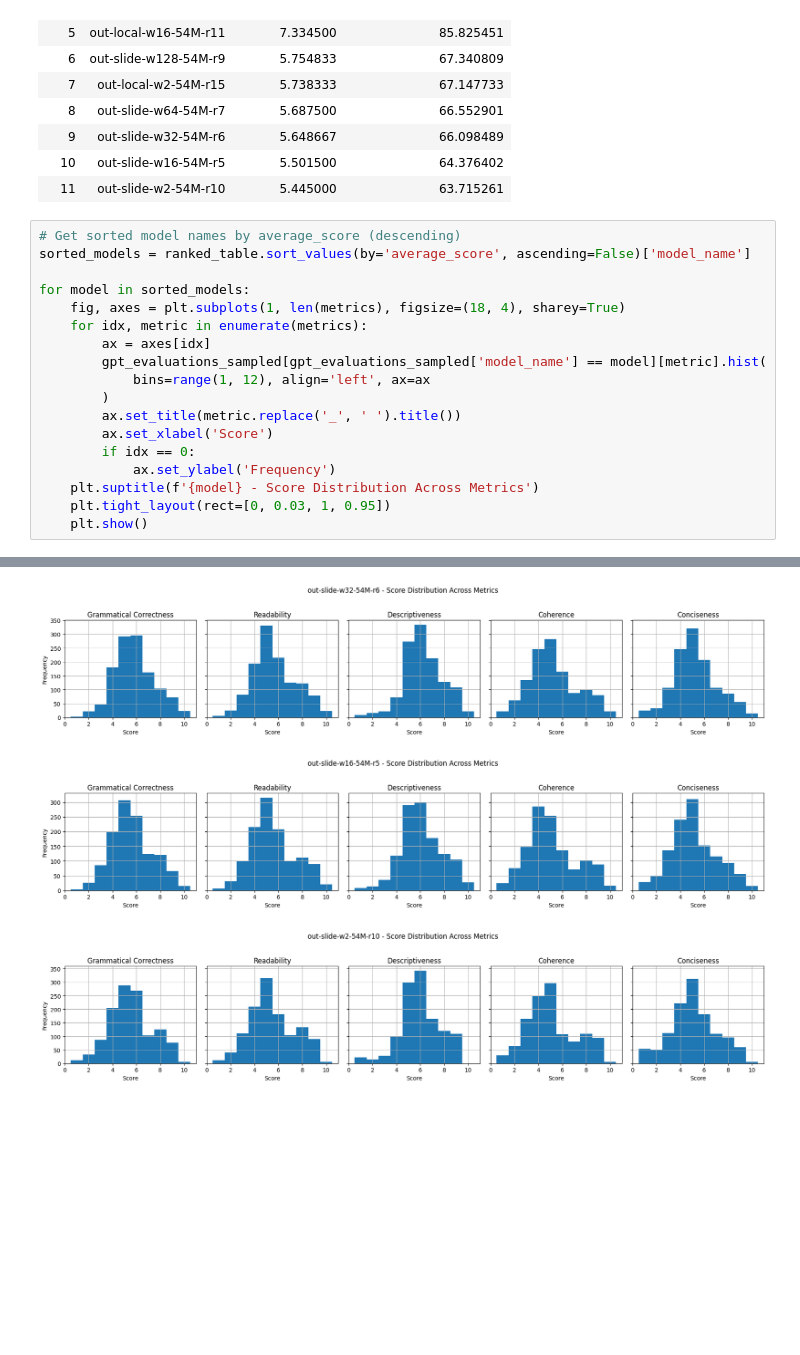
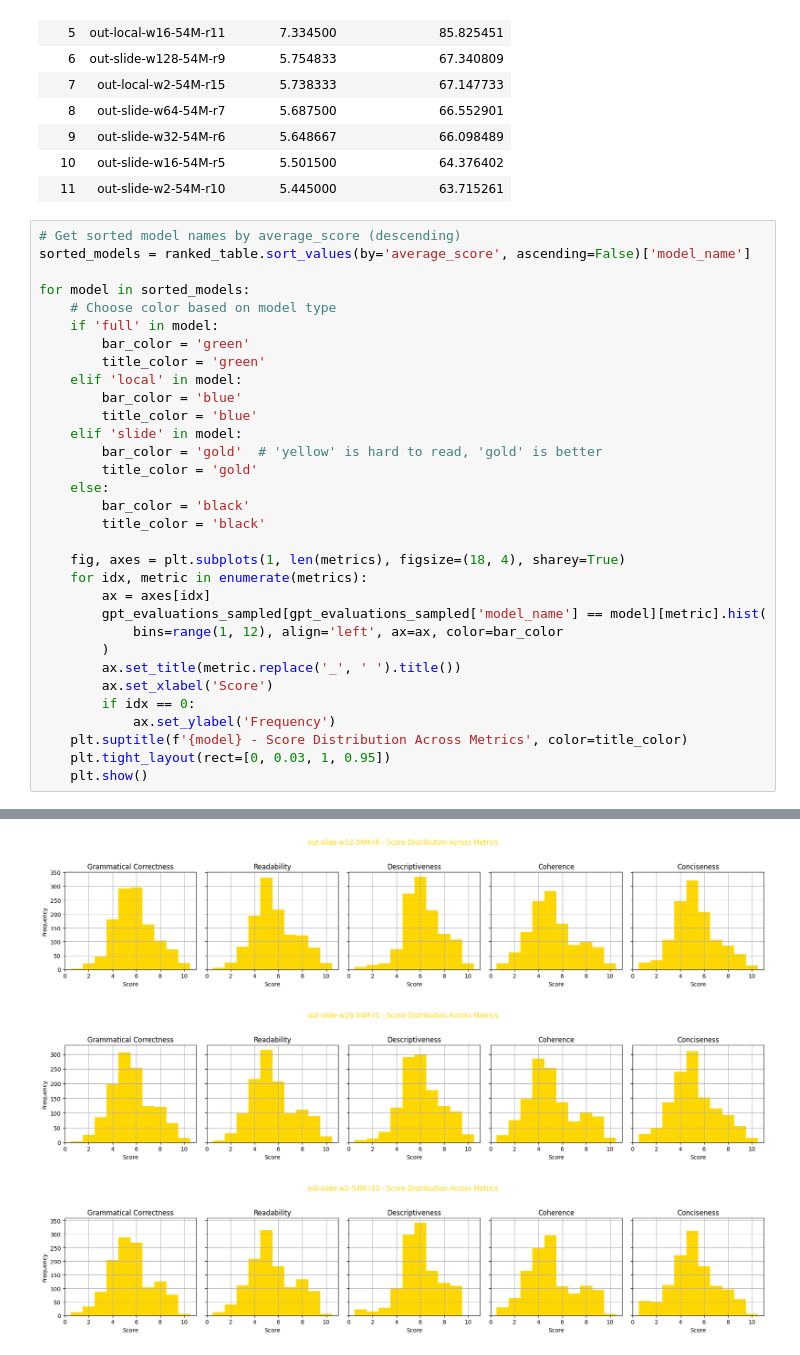
Before and after one commit to Danvictorgithub/gpt-evaluation, a Jupyter notebook: main.ipynb, the cells around one changed output, grey strips where cells are left out. Saved outputs shown, nothing was run; the diff lists cells and outputs as text; blank space fills up the shorter version.

```diff
--- a/main.ipynb
+++ b/main.ipynb
@@ -235,17 +235,31 @@ display(ranked_table[['rank', 'model_name', 'average_score', 'percent_of_benchma
 sorted_models = ranked_table.sort_values(by='average_score', ascending=False)['model_name']
 
 for model in sorted_models:
+    # Choose color based on model type
+    if 'full' in model:
+        bar_color = 'green'
+        title_color = 'green'
+    elif 'local' in model:
+        bar_color = 'blue'
+        title_color = 'blue'
+    elif 'slide' in model:
+        bar_color = 'gold'  # 'yellow' is hard to read, 'gold' is better
+        title_color = 'gold'
+    else:
+        bar_color = 'black'
+        title_color = 'black'
+
     fig, axes = plt.subplots(1, len(metrics), figsize=(18, 4), sharey=True)
     for idx, metric in enumerate(metrics):
         ax = axes[idx]
         gpt_evaluations_sampled[gpt_evaluations_sampled['model_name'] == model][metric].hist(
-            bins=range(1, 12), align='left', ax=ax
+            bins=range(1, 12), align='left', ax=ax, color=bar_color
         )
         ax.set_title(metric.replace('_', ' ').title())
         ax.set_xlabel('Score')
         if idx == 0:
             ax.set_ylabel('Frequency')
-    plt.suptitle(f'{model} - Score Distribution Across Metrics')
+    plt.suptitle(f'{model} - Score Distribution Across Metrics', color=title_color)
     plt.tight_layout(rect=[0, 0.03, 1, 0.95])
     plt.show()
 # %% [output]
@@ -260,3 +274,3 @@ for model in sorted_models:
-[figure, old version]
+[figure, new version]
-[figure, old version]
+[figure, new version]
-[figure, old version]
+[figure, new version]
```
Also changed, not shown: parts of 1 cell of this notebook.
